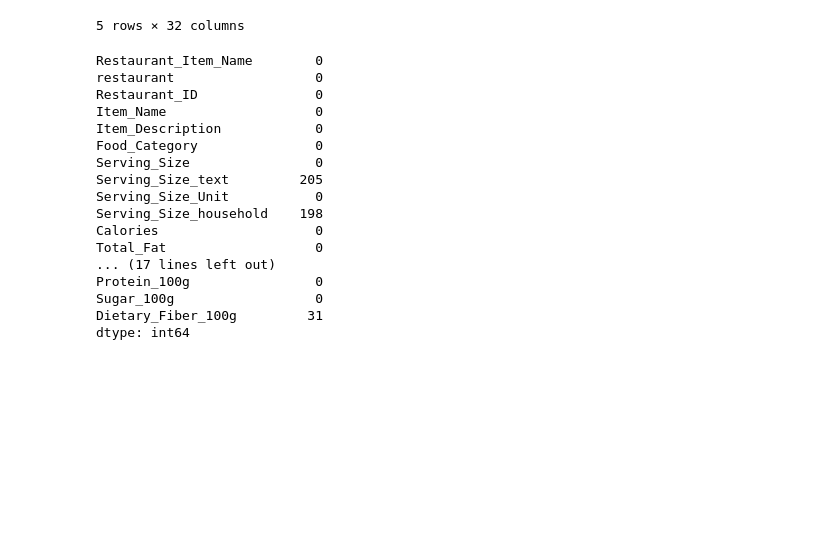
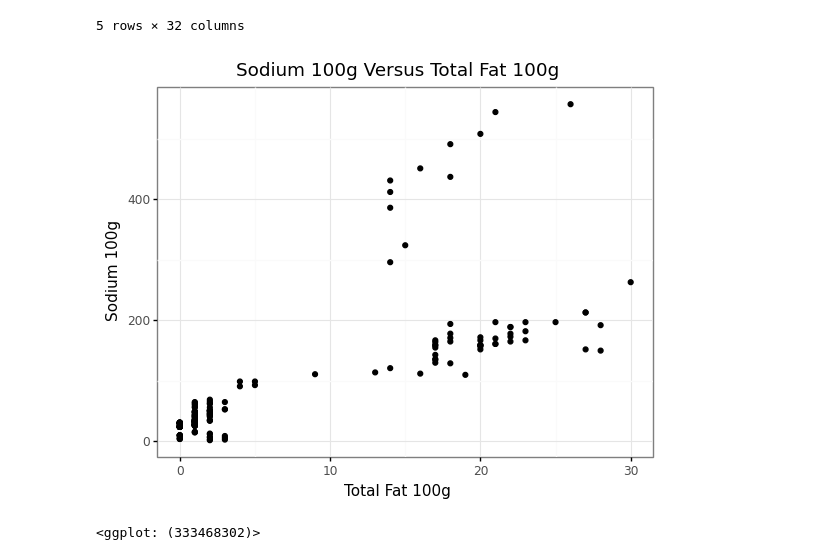
Before and after one commit to min-is/Chapman-University, a Jupyter notebook: CPSC 392 - Data Science/Projects/Min - Project 2.ipynb, the cells around one changed output. Cells and saved outputs as stored; diff of their text form; code cells hidden in the pictures; blank space fills up the shorter version.

```diff
--- a/CPSC 392 - Data Science/Projects/Min - Project 2.ipynb
+++ b/CPSC 392 - Data Science/Projects/Min - Project 2.ipynb
@@ -37,24 +37,12 @@ df.head()
 | 3 | Krispy Kreme Chocolate Iced Glaze... | Krispy Kreme | 49 | Chocolate Iced Glazed Doughnut | Chocolate Iced Glazed Doughnut, D... | Baked Goods | ... |
 | 4 | Krispy Kreme Chocolate Iced Glaze... | Krispy Kreme | 49 | Chocolate Iced Glazed Cruller Dou... | Chocolate Iced Glazed Cruller Dou... | Baked Goods | ... |
 5 rows × 32 columns
-# %%
-# checking for missing data
-df.isnull().sum()
-# %% [output]
-Restaurant_Item_Name        0
-restaurant                  0
-Restaurant_ID               0
-Item_Name                   0
-Item_Description            0
-Food_Category               0
-Serving_Size                0
-Serving_Size_text         205
-Serving_Size_Unit           0
-Serving_Size_household    198
-Calories                    0
-Total_Fat                   0
-... (17 lines left out)
-Protein_100g                0
-Sugar_100g                  0
-Dietary_Fiber_100g         31
-dtype: int64
+# %%
+df1 = df[['Sodium_100g', 'Total_Fat_100g']]
+
+(ggplot(df1, aes(x = 'Total_Fat_100g', y = 'Sodium_100g')) + geom_point() +
+theme_minimal() + theme_bw() + ggtitle('Sodium 100g Versus Total Fat 100g') +
+labs(x = 'Total Fat 100g', y = 'Sodium 100g'))
+# %% [output]
+[figure, added]
+<ggplot: (333468302)>
```
Also changed, not shown: parts of 2 cells of this notebook.
